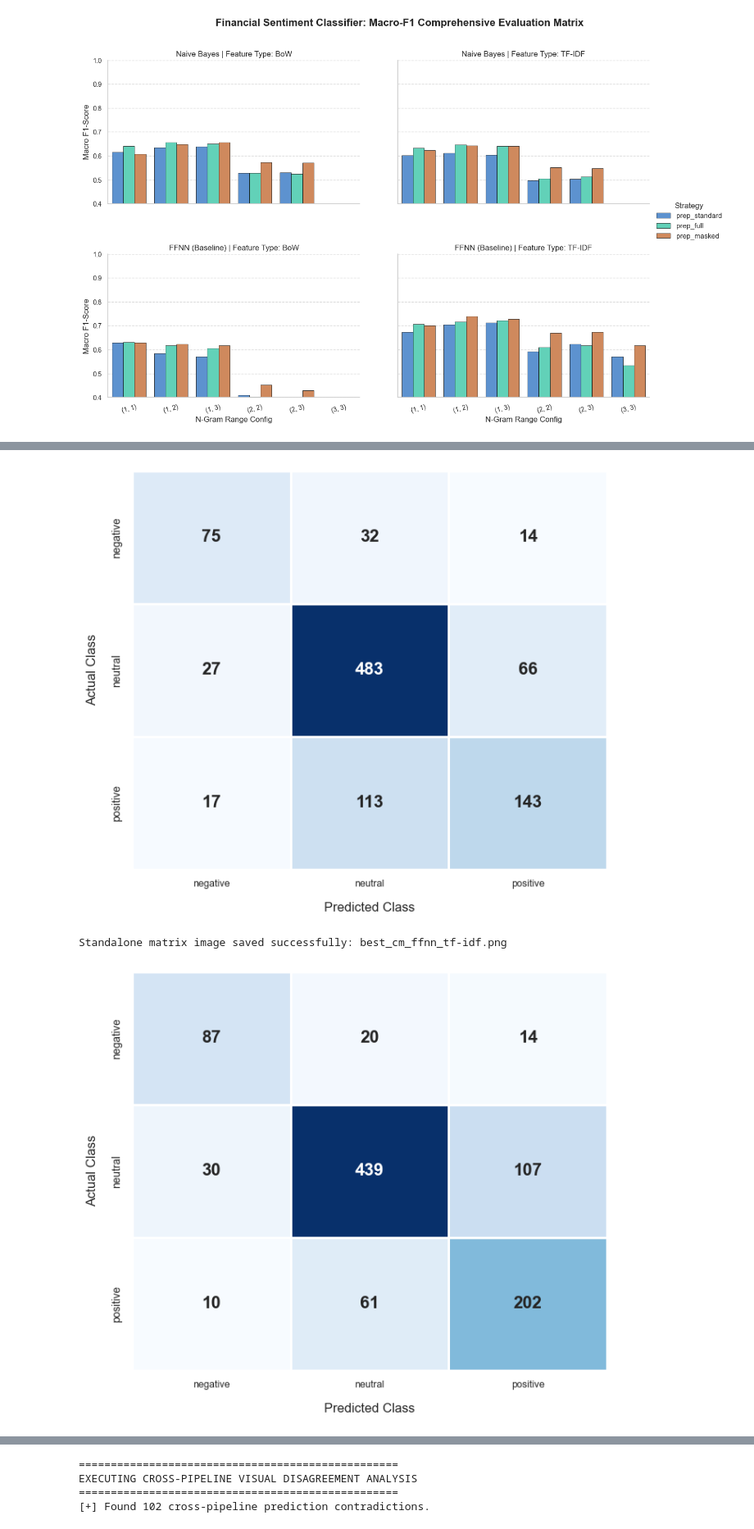
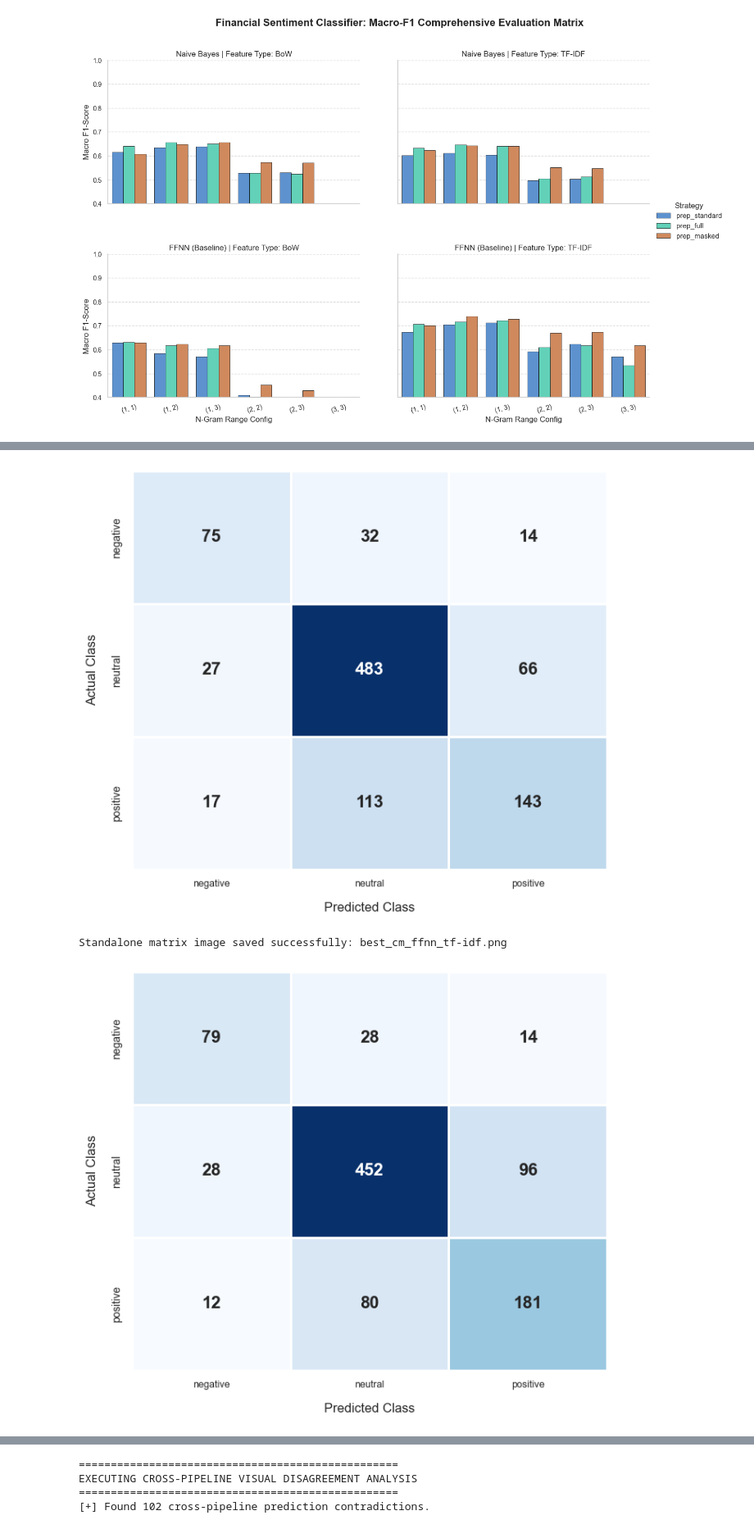
Before and after one commit to fabsGitHub/sentiment-analysis, a Jupyter notebook: ground_new.ipynb, the cells around one changed output, grey strips where cells are left out. Shown at 82% size. Saved outputs shown, nothing was run; the diff lists cells and outputs as text; code cells hidden in the pictures.

```diff
--- a/ground_new.ipynb
+++ b/ground_new.ipynb
@@ -2877,7 +2885,7 @@ for config in target_configs:
         X_test_vec = vect.transform(X_test_raw)
 
         # Balance dataset using Oversampling (SMOTE) as requested
-        sampler = clone(samplers["Oversampling"])
+        sampler = clone(samplers["SMOTE (Oversampling)"])
         X_train_res, y_train_res = sampler.fit_resample(X_train_vec, y_train)
 
         # Fit model clone
@@ -2972,8 +2980,8 @@ Naive Bayes + BoW prep_standard_numbers   0.7072    0.6767 0.6175   0.6402
 ====================================================================================================
 Standalone matrix image saved successfully: best_cm_naive_bayes_bow.png
 [figure]
 Standalone matrix image saved successfully: best_cm_ffnn_tf-idf.png
-[figure, old version]
+[figure, new version]
 # %%
 # ==========================================
 # 6. ADVANCED ERROR ANALYSIS MODULE (PREP_MASKED ONLY: MULTICLASS VS. BINARY)
```
Also changed, not shown: parts of 7 cells of this notebook, 16 other files.
